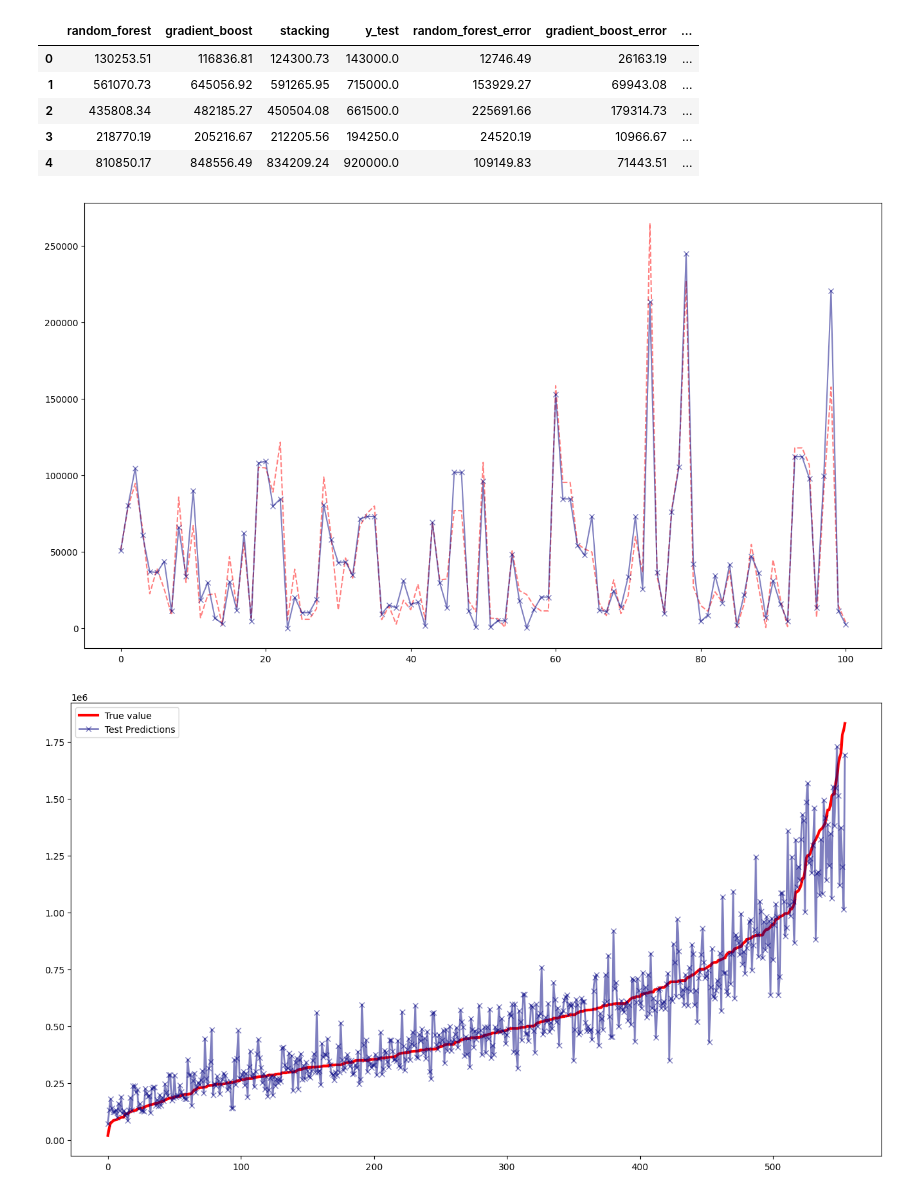
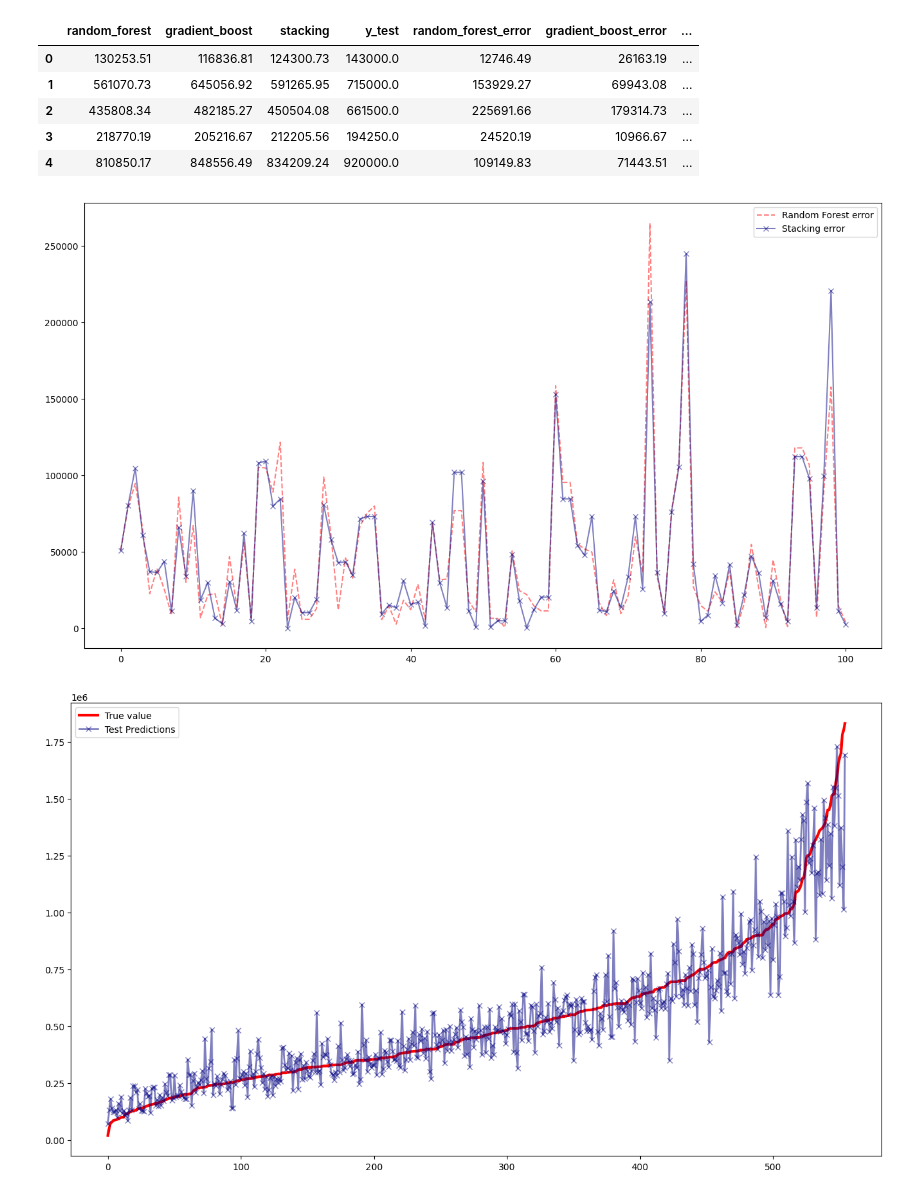
Before and after one commit to NichitaCP/RE, a Jupyter notebook: ML_models.ipynb, the cells around one changed output. Saved outputs shown, nothing was run; the diff lists cells and outputs as text; code cells hidden in the pictures.

```diff
--- a/ML_models.ipynb
+++ b/ML_models.ipynb
@@ -386,13 +386,14 @@ df_pred_sorted = df_predicts.sort_values("y_test").reset_index(drop=True)
 df_pred_sorted_first_100 = df_pred_sorted.loc[:100,]
 # %%
 plt.subplots(figsize=(16,9))
-plt.plot(df_pred_sorted_first_100.index, df_pred_sorted_first_100.random_forest_error, label='Random Forest',
+plt.plot(df_pred_sorted_first_100.index, df_pred_sorted_first_100.random_forest_error, label='Random Forest error',
          color='red', linestyle = '--', alpha = 0.5)
-plt.plot(df_pred_sorted_first_100.index, df_pred_sorted_first_100.stacking_error, label='Stacking',
+plt.plot(df_pred_sorted_first_100.index, df_pred_sorted_first_100.stacking_error, label='Stacking error',
          color='navy', marker = 'x', alpha=0.5)
+plt.legend()
 plt.show()
 # %% [output]
-[figure, old version]
+[figure, new version]
 # %%
 plt.subplots(figsize=(16,9))
 plt.plot(df_pred_sorted.index, df_pred_sorted.y_test, color='red', label='True value', linewidth=3)
```
